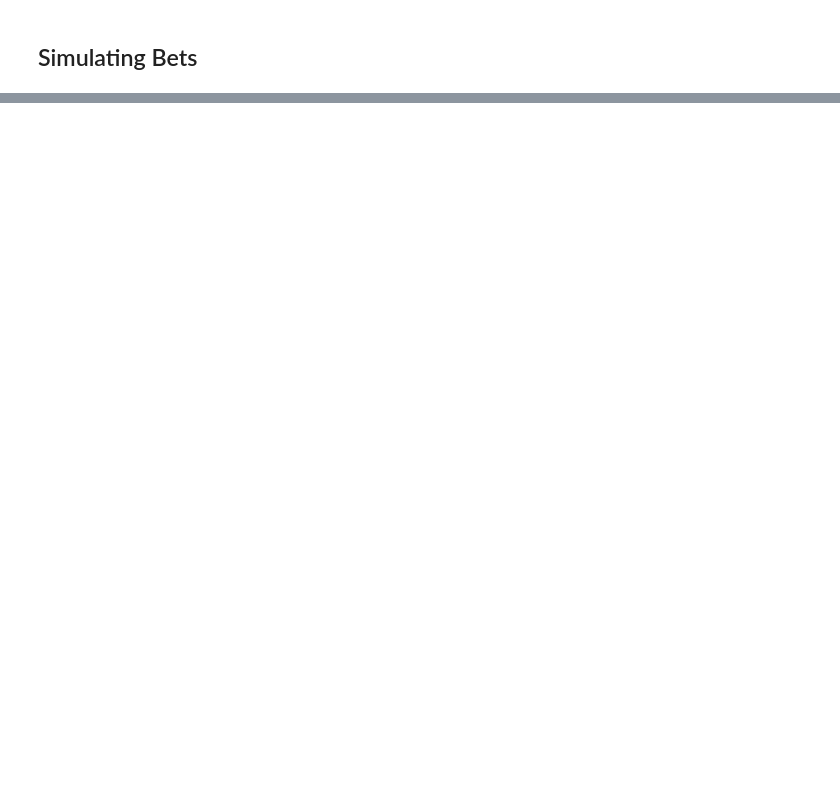
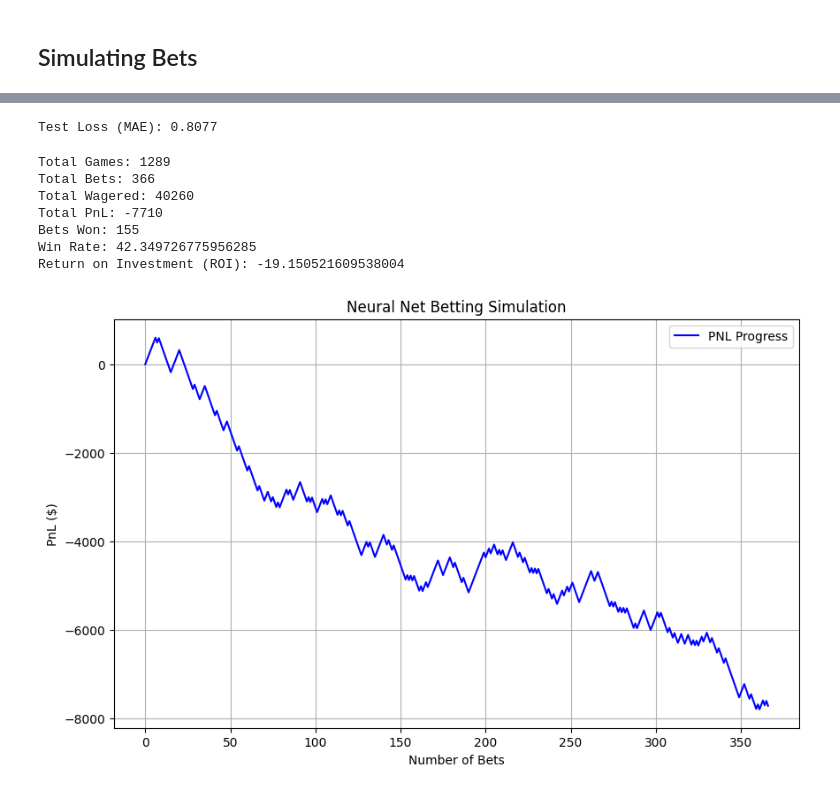
Before and after one commit to harshavardhan-patil/dont-bet-on-sports, a Jupyter notebook: notebooks/reports.ipynb, the cells around one changed output, grey strips where cells are left out. Saved outputs shown, nothing was run; the diff lists cells and outputs as text; code cells hidden in the pictures; blank space fills up the shorter version.

```diff
--- a/notebooks/reports.ipynb
+++ b/notebooks/reports.ipynb
@@ -199,0 +215,77 @@ plt.show()
+# %%
+criterion = torch.nn.L1Loss()
+
+with torch.no_grad():
+    test_predictions = model(X_test)
+    test_loss = criterion(test_predictions, y_test)
+    print(f'Test Loss (MAE): {test_loss.item():.4f}')
+# %% [output]
+Test Loss (MAE): 0.8077
+# %%
+# Initialize variables for pnl and profit/loss
+current_pnl = 0
+wager_amount = 110  # Wager $110 per bet to win $100
+total_wagered = 0
+bets_won = 0
+total_games = df_pred.shape[0]
+# Initialize a list to store pnl after each bet
+pnl_progress = []
+
+# Loop through each row to simulate the bets
+for index, row in df_pred.iterrows():
+    actual_r_spread = row['r_spread']
+    prediction = row['pred']
+    spread_line = row['spread_line']
+
+    # Betting strategy: Bet on the team if pred > spread_line (predicting the team will cover the spread)
+    if spread_line < 0 and (prediction - abs(spread_line)) > 3:
+        # If actual r_spread (team's win margin) covers the spread line, bet wins
+        total_wagered+=wager_amount
+        if actual_r_spread > abs(spread_line):
+            current_pnl += 100  # Win $100
+            bets_won+=1
+        else:
+            current_pnl -= wager_amount  # Lose $110 due to vigorish (110)
+    if spread_line > 0 and (abs(prediction) - spread_line) > 3:
+        # If actual r_spread (team's win margin) covers the spread line, bet wins
+        total_wagered+=wager_amount
+        if actual_r_spread > -spread_line:
+            current_pnl += 100  # Win $100
+            bets_won+=1
+        else:
+            current_pnl -= wager_amount  # Lose $110 due to vigorish (110)
+
+    # Append the current pnl to the list for tracking progress
+    pnl_progress.append(current_pnl)
+
+# Add the pnl progress to the DataFrame for visualization
+df_pred['pnl'] = pnl_progress
+squeezed_pnl = df_pred['pnl'].loc[df_pred['pnl'].shift() != df_pred['pnl']].reset_index(drop=True)
+
+print(f'Total Games: {total_games}')
+print(f'Total Bets: {round(total_wagered/110)}')
+print(f"Total Wagered: {total_wagered}")
+print(f"Total PnL: {current_pnl}")
+print(f'Bets Won: {bets_won}')
+print(f'Win Rate: {(bets_won/(total_wagered/110))*100}')
+print(f'Return on Investment (ROI): {(current_pnl/(total_wagered))*100}')
+
+
+# Plot the pnl progression over time (as bets progress)
+plt.figure(figsize=(10, 6))
+plt.plot(squeezed_pnl, label='PNL Progress', color='b')
+plt.title('Neural Net Betting Simulation')
+plt.xlabel('Number of Bets')
+plt.ylabel('PnL ($)')
+plt.legend()
+plt.grid(True)
+plt.show()
+# %% [output]
+Total Games: 1289
+Total Bets: 366
+Total Wagered: 40260
+Total PnL: -7710
+Bets Won: 155
+Win Rate: 42.349726775956285
+Return on Investment (ROI): -19.150521609538004
+[figure, added]
```
Also changed, not shown: parts of 8 cells of this notebook, 23 other files.
